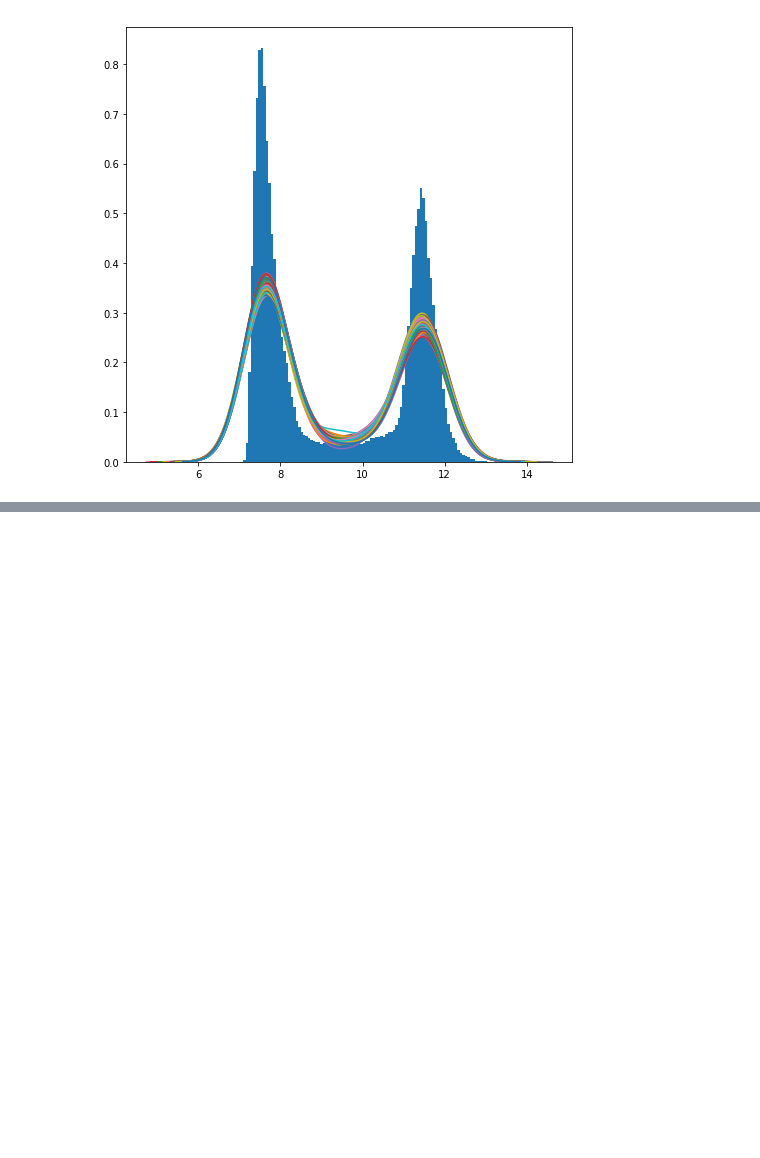
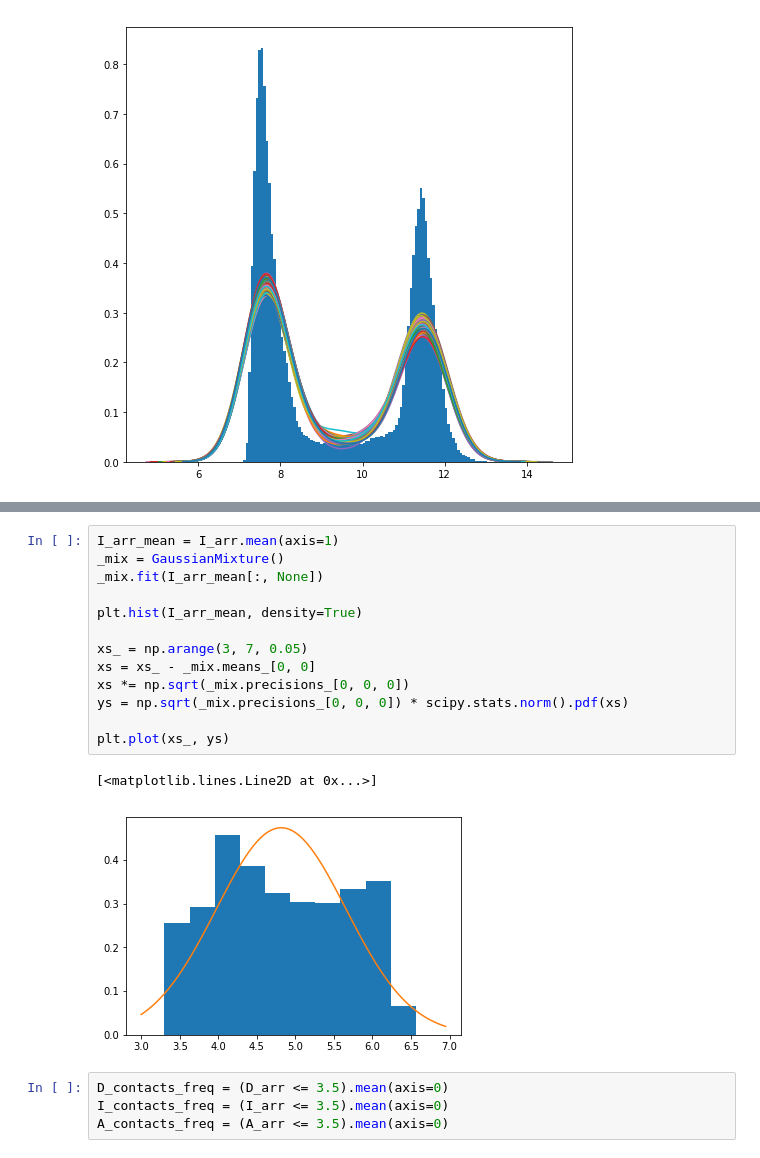
Before and after one commit to artemkondyukov/catch_bonds, a Jupyter notebook: notebooks/AssociationNucleus_1sq0.ipynb, the cells around one changed output, grey strips where cells are left out. Saved outputs shown, nothing was run; the diff lists cells and outputs as text; blank space fills up the shorter version.

```diff
--- a/notebooks/AssociationNucleus_1sq0.ipynb
+++ b/notebooks/AssociationNucleus_1sq0.ipynb
@@ -225,0 +369,20 @@ array([  2.11460771e-01,   6.76212760e-02,   3.66321279e-36])
+# %%
+I_arr_mean = I_arr.mean(axis=1)
+_mix = GaussianMixture()
+_mix.fit(I_arr_mean[:, None])
+
+plt.hist(I_arr_mean, density=True)
+
+xs_ = np.arange(3, 7, 0.05)
+xs = xs_ - _mix.means_[0, 0]
+xs *= np.sqrt(_mix.precisions_[0, 0, 0])
+ys = np.sqrt(_mix.precisions_[0, 0, 0]) * scipy.stats.norm().pdf(xs)
+
+plt.plot(xs_, ys)
+# %% [output]
+[<matplotlib.lines.Line2D at 0x...>]
+[figure, added]
+# %%
+D_contacts_freq = (D_arr <= 3.5).mean(axis=0)
+I_contacts_freq = (I_arr <= 3.5).mean(axis=0)
+A_contacts_freq = (A_arr <= 3.5).mean(axis=0)
```
Also changed, not shown: parts of 30 cells of this notebook.
